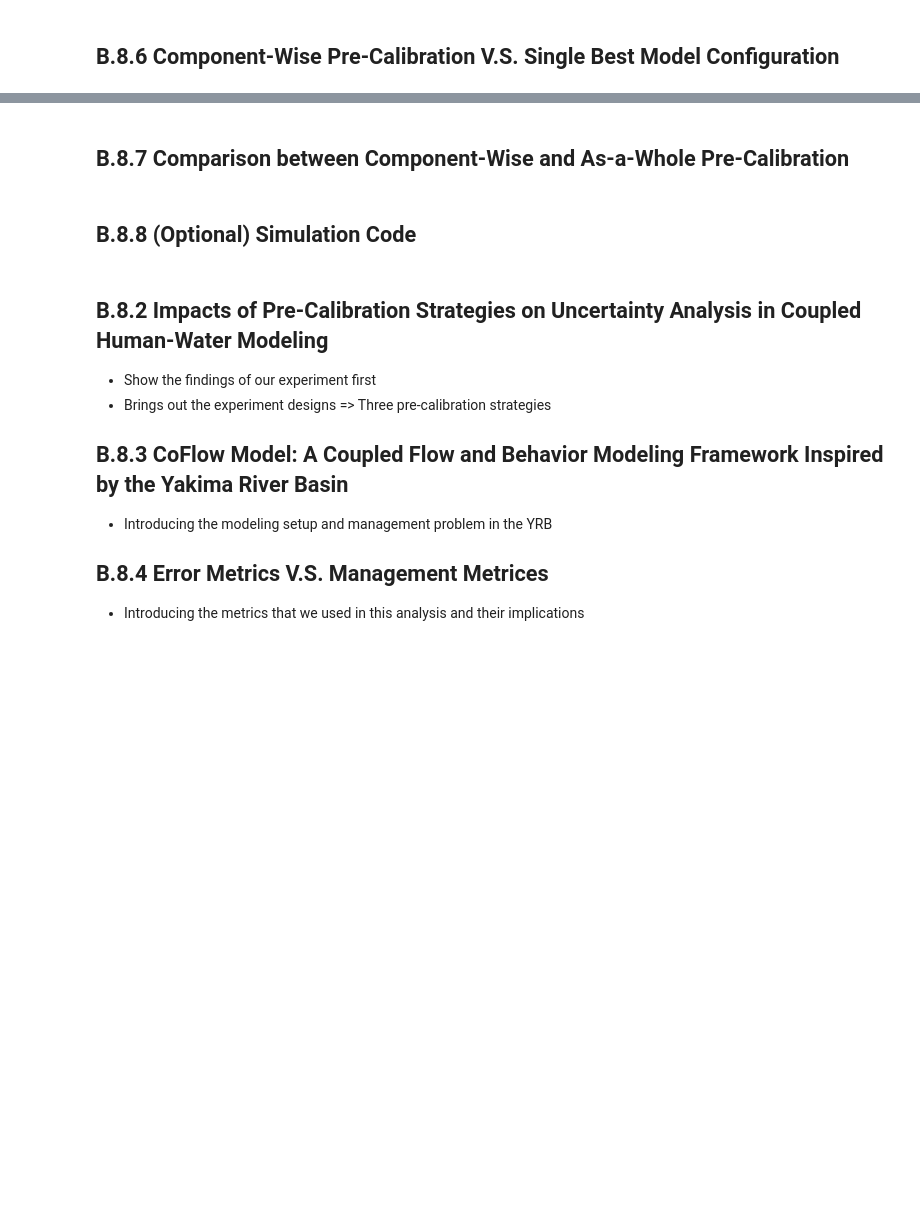
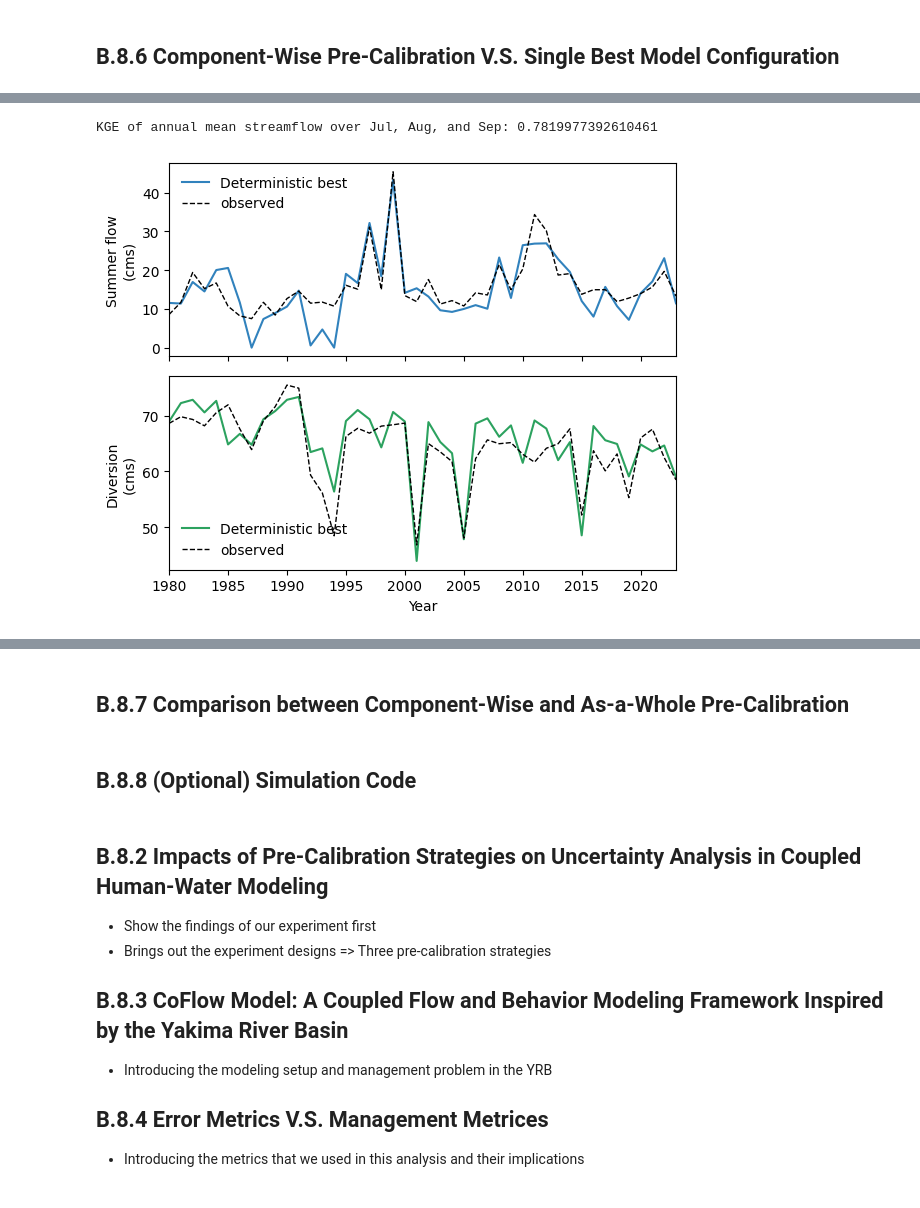
Before and after one commit to cylin928/PreCalibration-CoFlow, a Jupyter notebook: precalibration.ipynb, the cells around one changed output, grey strips where cells are left out. Cells and saved outputs as stored; diff of their text form; code cells hidden in the pictures; blank space fills up the shorter version.

```diff
--- a/precalibration.ipynb
+++ b/precalibration.ipynb
@@ -177,0 +445,65 @@ Table 2. ABM parameters
+# %%
+# Calculate error metric for the determisnistic best solution
+import pandas as pd
+sim_Q_D = pd.DataFrame(Q, index=model.pd_date_index)
+sim_Q_M = sim_Q_D.resample("MS").mean()
+pd_date_M_index = sim_Q_M.index
+
+start_date = '1980-01-01'
+end_date = '2023-12-31'
+sim_Q_M = sim_Q_M[start_date:end_date]
+obv_flow = obv_flow[start_date:end_date]
+
+mask = [True if i.month in [7,8,9] else False for i in sim_Q_M.index]
+Q_summer = sim_Q_M[mask].resample("YS").mean()["G"]
+indicator = hydrocnhs.Indicator()
+kge_g_summer = indicator.get_kge(x_obv=obv_flow[mask].resample("YS").mean()["G"], y_sim=Q_summer, r_na=True)
+print("KGE of annual mean streamflow over Jul, Aug, and Sep:", kge_g_summer)
+Q_summer.rename("G789", inplace=True)
+obv_Q_summer = obv_flow[mask].resample("YS").mean()["G"]
+obv_Q_summer.rename("obv_G789", inplace=True)
+
+ag_list = ['Kittitas', 'Tieton', 'Roza', 'Wapato', 'Sunnyside']
+shortage_M = pd.DataFrame(index=pd_date_M_index)
+div_D = pd.DataFrame(index=model.pd_date_index)
+for ag in ag_list:
+    shortage_M[ag] = model.dc.get_field(ag)["Shortage_M"]
+    div_D[ag] = model.dc.get_field(ag)["Div"]
+obv_div = obv_div[start_date:end_date]
+div_Y = div_D.resample("YS").mean()[start_date:end_date]
+div_Y["Div"] = div_Y[ag_list].sum(axis=1)
+obv_div_Y = obv_div.resample("YS").mean().sum(axis=1)
+obv_div_Y.rename("obv_Div", inplace=True)
+
+df_ts_deterministic_best = pd.concat([Q_summer, obv_Q_summer,div_Y, obv_div_Y], axis=1)
+df_ts_deterministic_best.to_csv(pn.get("coflow_deterministic_best", "output") / "deterministic_best_ts.csv")
+# %% [output]
+KGE of annual mean streamflow over Jul, Aug, and Sep: 0.7819977392610461
+# %%
+from cmap import Colormap
+df_ts_deterministic_best = pd.read_csv(pn.get("coflow_deterministic_best", "output") / "deterministic_best_ts.csv", index_col=0, parse_dates=True)
+df_ts_deterministic_best.index = df_ts_deterministic_best.index.year
+fig, axes = plt.subplots(nrows=2, ncols=1, figsize=(6, 5), sharex=True)
+cm_br = Colormap('colorbrewer:Blues_6')
+cm_gr = Colormap('colorbrewer:BuGn_6')
+
+i = 1
+colors = [cm_br(i*2+2), cm_gr(i*2+2)]
+variables = ['G789', 'Div']
+names = {"G789": "Summer flow\n(cms)", "Div": "Diversion\n(cms)"}
+label = "Ensembles"
+for ax, col, color in zip(axes, variables, colors):
+    # Plot mean line
+    ax.plot(df_ts_deterministic_best.index, df_ts_deterministic_best[col], color=color, linestyle='-', label="Deterministic best")
+    ax.plot(df_ts_deterministic_best.index, df_ts_deterministic_best["obv_"+col], color="k", linestyle='--', lw=1, label="observed")
+    ax.set_ylabel(names[col])
+    ax.set_xlim([1980, 2023])
+
+axes[0].legend(frameon=False, fontsize=10)
+axes[1].legend(frameon=False, fontsize=10)
+# Common X label and title
+axes[1].set_xlabel("Year")
+fig.tight_layout(rect=[0, 0, 1, 0.96])
+plt.show()
+# %% [output]
+[figure, added]
```
Also changed, not shown: parts of 15 cells of this notebook.
